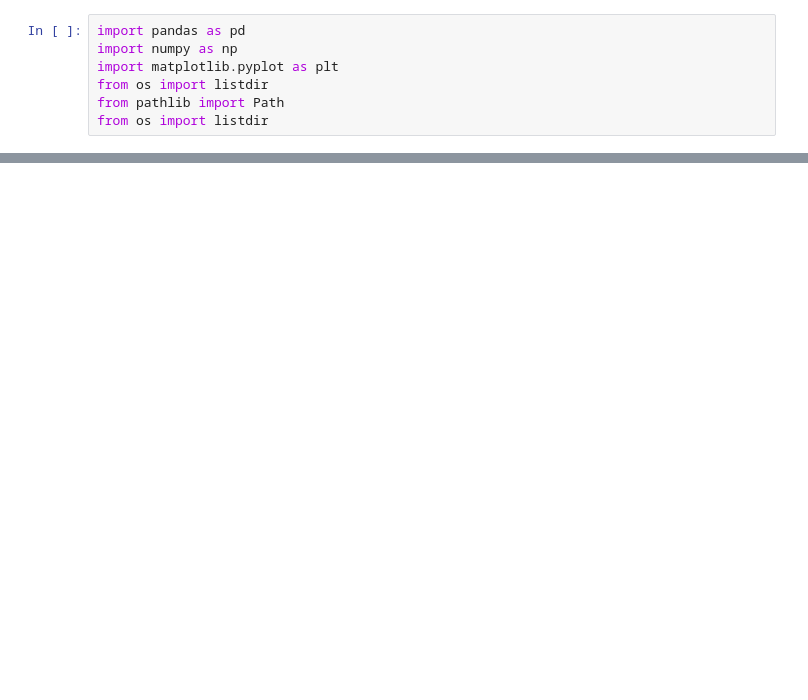
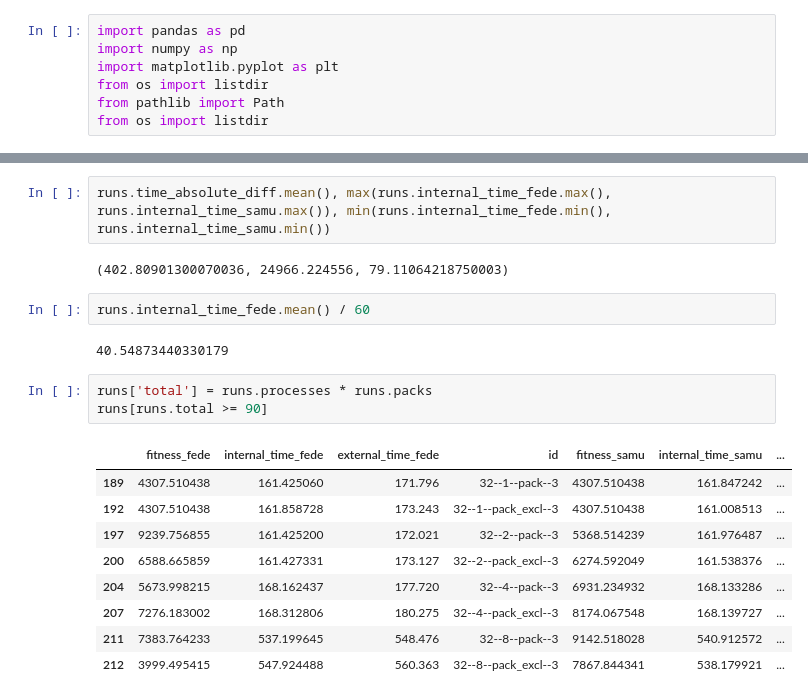
Before and after one commit to fedeizzo/ParticleSwarmOptimization-OpenMPI, a Jupyter notebook: benchmark/cluster_comparison.ipynb, the cells around one changed output, grey strips where cells are left out. Drawn from its saved outputs; the diff is of its cells as text; blank space fills up the shorter version.

```diff
--- a/benchmark/cluster_comparison.ipynb
+++ b/benchmark/cluster_comparison.ipynb
@@ -82,3 +172,24 @@ runs
+# %%
+runs.time_absolute_diff.mean(), max(runs.internal_time_fede.max(), runs.internal_time_samu.max()), min(runs.internal_time_fede.min(), runs.internal_time_samu.min())
+# %% [output]
+(402.80901300070036, 24966.224556, 79.11064218750003)
+# %%
+runs.internal_time_fede.mean() / 60
+# %% [output]
+40.54873440330179
+# %%
+runs['total'] = runs.processes * runs.packs
+runs[runs.total >= 90]
+# %% [output]
+|  | fitness_fede | internal_time_fede | external_time_fede | id | fitness_samu | internal_time_samu | ... |
+| 189 | 4307.510438 | 161.425060 | 171.796 | 32--1--pack--3 | 4307.510438 | 161.847242 | ... |
+| 192 | 4307.510438 | 161.858728 | 173.243 | 32--1--pack_excl--3 | 4307.510438 | 161.008513 | ... |
+| 197 | 9239.756855 | 161.425200 | 172.021 | 32--2--pack--3 | 5368.514239 | 161.976487 | ... |
+| 200 | 6588.665859 | 161.427331 | 173.127 | 32--2--pack_excl--3 | 6274.592049 | 161.538376 | ... |
+| 204 | 5673.998215 | 168.162437 | 177.720 | 32--4--pack--3 | 6931.234932 | 168.133286 | ... |
+| 207 | 7276.183002 | 168.312806 | 180.275 | 32--4--pack_excl--3 | 8174.067548 | 168.139727 | ... |
+| 211 | 7383.764233 | 537.199645 | 548.476 | 32--8--pack--3 | 9142.518028 | 540.912572 | ... |
+| 212 | 3999.495415 | 547.924488 | 560.363 | 32--8--pack_excl--3 | 7867.844341 | 538.179921 | ... |
 # %%
 fig, axs = plt.subplots(2,4, figsize=(20, 10))
 for i, t in zip(range(4), [1,2,4,8]):
```
Also changed, not shown: parts of 18 cells of this notebook, 14 other files.
